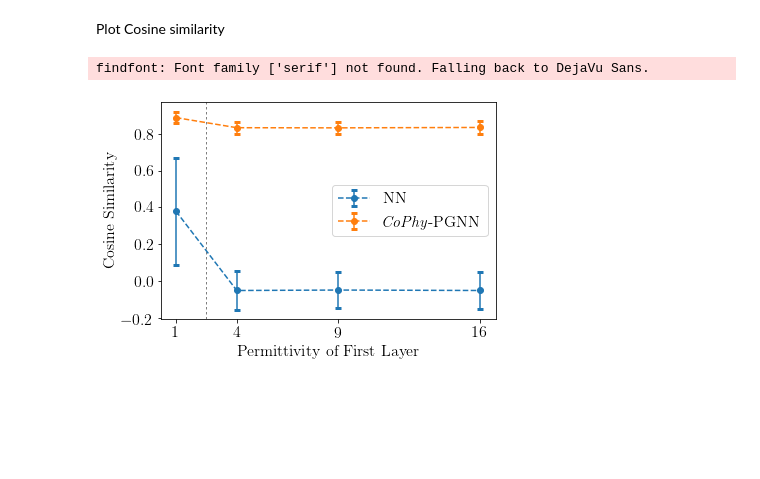
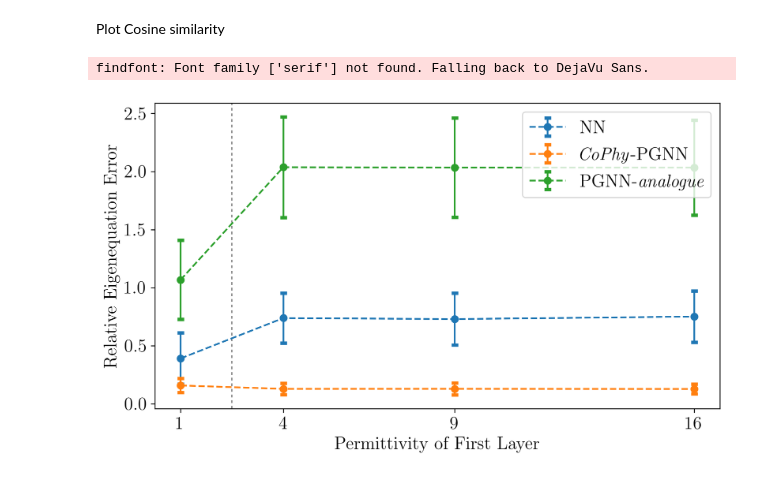
Before and after one commit to jayroxis/Cophy-PGNN, a Jupyter notebook: loss_surface_vis/Loss visualization - electromagnetic.ipynb, the cells around one changed output. Cells and saved outputs as stored; diff of their text form; code cells hidden in the pictures; blank space fills up the shorter version.

```diff
--- a/loss_surface_vis/Loss visualization - electromagnetic.ipynb
+++ b/loss_surface_vis/Loss visualization - electromagnetic.ipynb
@@ -5,16 +5,20 @@ import torch
 torch.cuda.set_device(1)
 device = torch.device('cuda:1')
 # %%
-dataPath = '//home/elhamod/CoPhy-PGNN/datasets'
-folder_name = "../eval_saved/electromagnetic"  # Directury where results are
-trainingCount= '2000examples_400x400complex.mat' #['dataShort.mat', 'data1000.mat', 'dataFull.mat']
+dataPath = '//raid/elhamod/Eignedecomposition/Electromagnetic/electromagnetic_dualphase'
+folder_name = "../figures"  # Directury where results are
+trainingCount= '2000examples_400x400complex.mat'
 
 # A dictionary of the name of the model and its type
 names=[
     {"name":"BB", "type":"NN"},
     {"name":"CoPhy", "type":"cNSE-NNex"},
+    {"name":"Analogue", "type":"cNSE-NNex"},
 ]
 
+fileNameOutput = "EigenError_predictedeigenvalue.pdf"
+
+measure="EigenError" # 'Cos', "OverInt", "MSE", "EigenError"
 
 in_band=[1];
 out_of_band=[4,9,16];
@@ -122,7 +126,7 @@ for name in names:
 
         model_final.load_state_dict(torch.load(file, map_location='cpu'))
 
-        Bx_vs_cosineSimilarity = getBxVsCosineSimilarity(testMag, model_final(X_test), y_test)
+        Bx_vs_cosineSimilarity = getBxVsCosineSimilarity(testMag, datasetLoader.H_test_origin.to(device), model_final(X_test), y_test, measure=measure)
         Bx_vs_cosineSimilarity_list.append(getFittedData(Bx_vs_cosineSimilarity, test_x))
 
     (Bx_vs_cosineSimilarity_mean, Bx_vs_cosineSimilarity_std) = GetStatistics(testMag, Bx_vs_cosineSimilarity_list)
@@ -131,12 +142,22 @@ for name in names:
 # %% [markdown]
 Plot Cosine similarity
 # %%
-%matplotlib inline
+# %matplotlib inline
 
-prettyPlot = PlotHelper("Test data Cosine Similarity vs. Permittivity of First Layer", " Permittivity of First Layer","Cosine Similarity", xticks=test_x, line_location=(in_band[-1] + out_of_band[0])/2)
+y_label = "Cosine Similarity"
+if measure=="OverInt":
+    y_label = "Overlap Integral"
+elif measure=="MSE":
+    y_label = "MSE"
+elif measure=="EigenError":
+    y_label = "Relative Eigenequation Error"
+elif measure=="EigenError2":
+    y_label = "Relative Eigenequation Error -true eigenvalue"
+
+prettyPlot = PlotHelper("Test data "+y_label+" vs. Permittivity of First Layer", " Permittivity of First Layer", y_label, xticks=test_x, line_location=(in_band[-1] + out_of_band[0])/2)
 for i, name in enumerate(names):
     prettyPlot.updatePlotXYSTD(test_x, Bx_vs_cosineSimilarity_mean_list[i], Bx_vs_cosineSimilarity_std_list[i], name['name'], i)
 # %% [output]
 findfont: Font family ['serif'] not found. Falling back to DejaVu Sans.
-[figure, old version]
+[figure, new version]
 # %%
```
Also changed, not shown: parts of 3 cells of this notebook, 41 other files.
